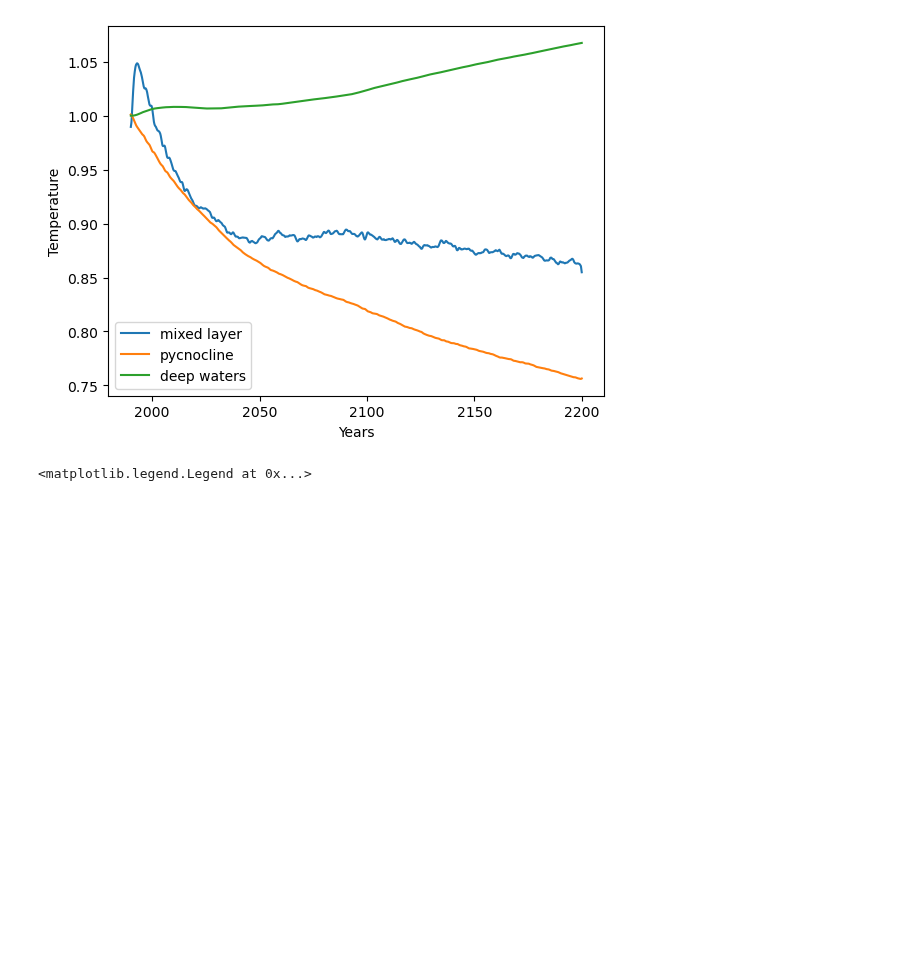
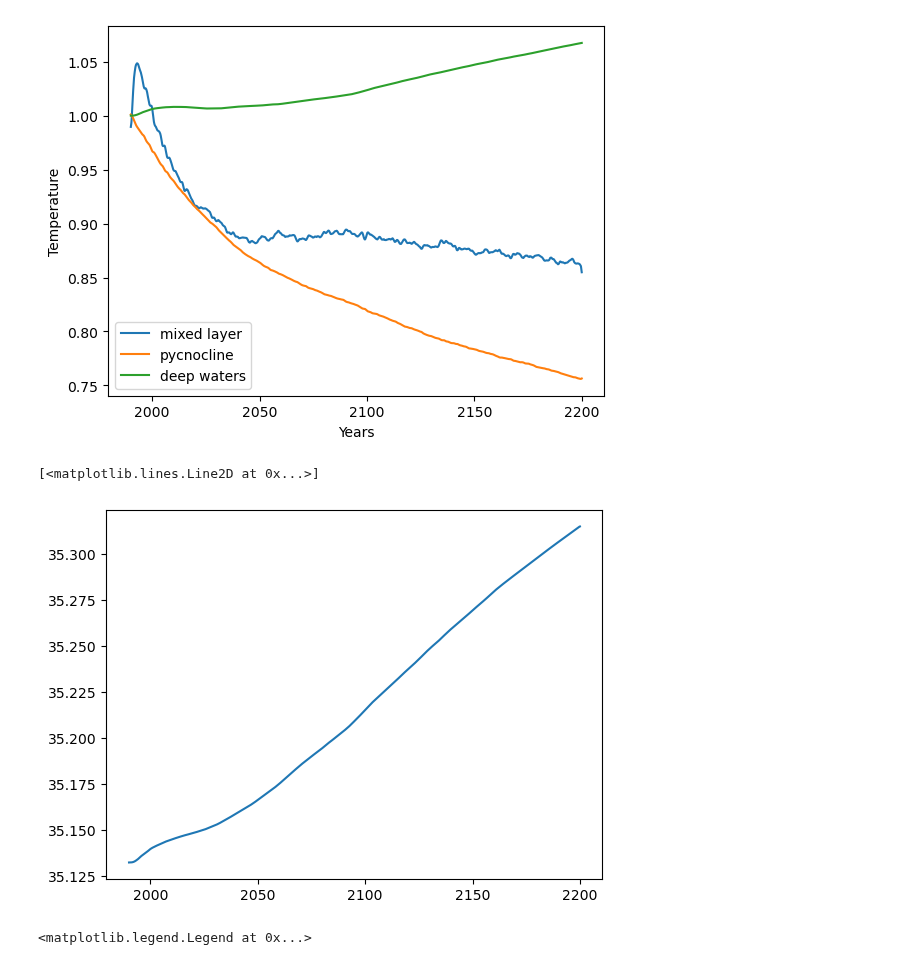
Before and after one commit to asozza/stece, a Jupyter notebook: goat/test_plots.ipynb, the cells around one changed output. Saved outputs shown, nothing was run; the diff lists cells and outputs as text; code cells hidden in the pictures; blank space fills up the shorter version.

```diff
--- a/goat/test_plots.ipynb
+++ b/goat/test_plots.ipynb
@@ -155,6 +161,11 @@ plt.gca().legend(('mixed layer','pycnocline','deep waters'))
 # %% [output]
 <matplotlib.legend.Legend at 0x...>
 [figure]
+# %%
+gp.plot_ts_ma3d_sub('alef', 1990, 2200, 'so', 21, 30, 1)
+# %% [output]
+[<matplotlib.lines.Line2D at 0x...>]
+[figure, added]
 # %%
 exp='giml'
 ave0 = gm.ave_T_sub(exp, 1990, 'to', 0, 9)
```
Also changed, not shown: parts of 5 cells of this notebook, 16 other files.
